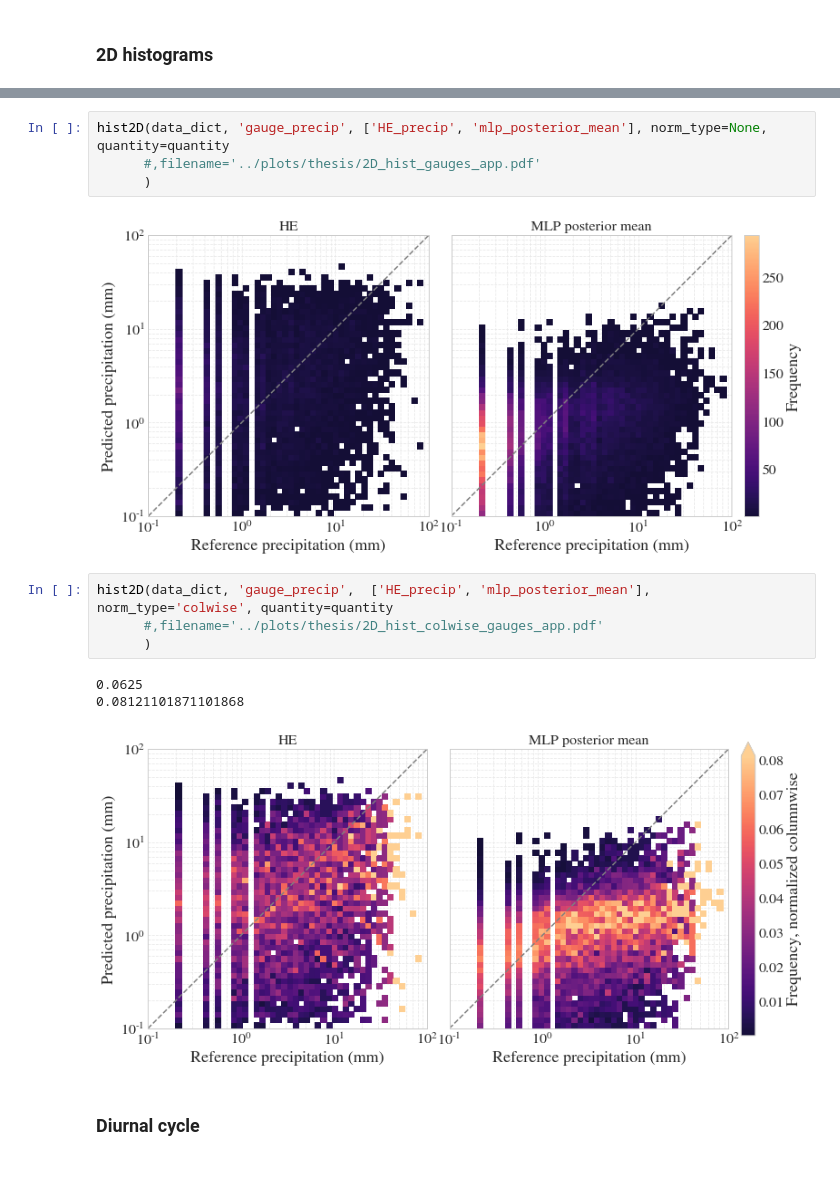
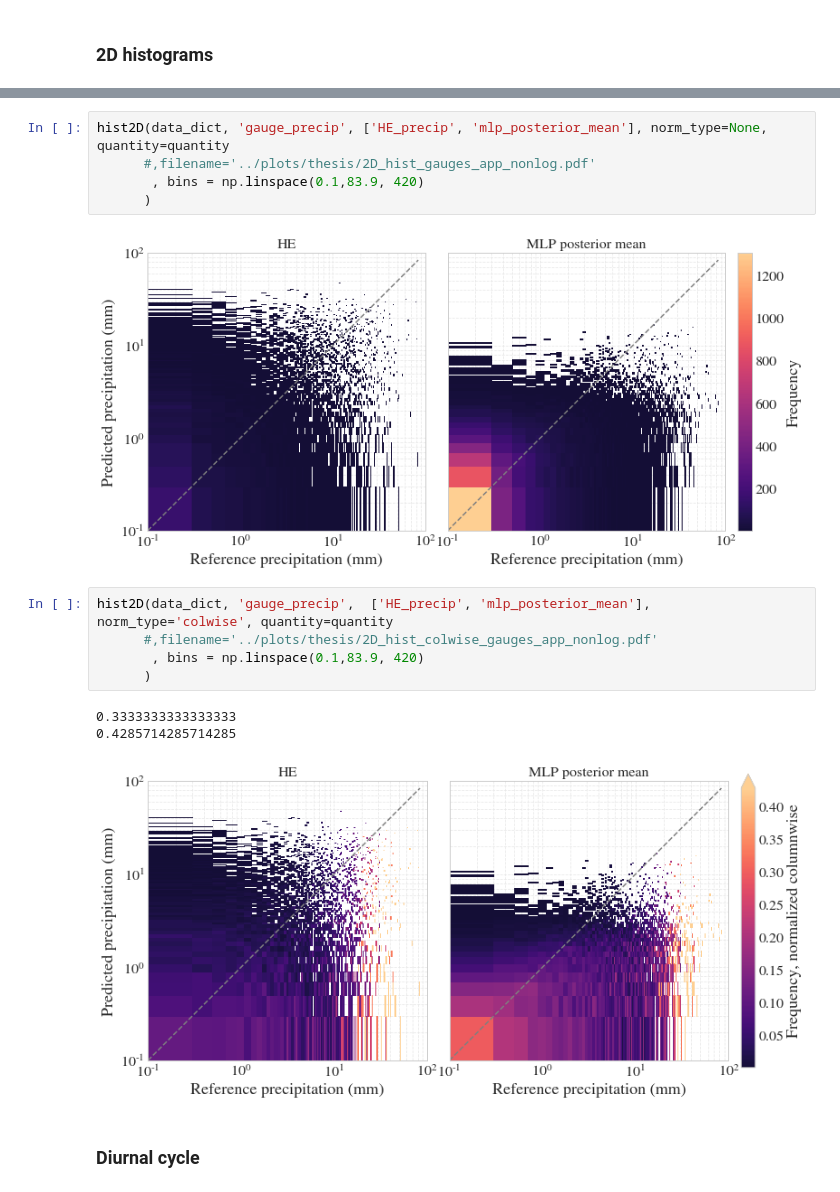
Before and after one commit to ingridingemarsson/geostat-masters-thesis, a Jupyter notebook: notebooks/compare_gauge_he_preds.ipynb, the cells around one changed output, grey strips where cells are left out. Saved outputs shown, nothing was run; the diff lists cells and outputs as text.

Commit message:
update on plots

```diff
--- a/notebooks/compare_gauge_he_preds.ipynb
+++ b/notebooks/compare_gauge_he_preds.ipynb
@@ -605,17 +654,19 @@ hist2D(data_dict, 'gauge_precip', ['HE_precip_corr', 'xception_posterior_mean'],
 # %%
 hist2D(data_dict, 'gauge_precip', ['HE_precip', 'mlp_posterior_mean'], norm_type=None, quantity=quantity
-      #,filename='../plots/thesis/2D_hist_gauges_app.pdf'
+      #,filename='../plots/thesis/2D_hist_gauges_app_nonlog.pdf'
+       , bins = np.linspace(0.1,83.9, 420)
       )
 # %% [output]
-[figure, old version]
+[figure, new version]
 # %%
 hist2D(data_dict, 'gauge_precip',  ['HE_precip', 'mlp_posterior_mean'], norm_type='colwise', quantity=quantity
-      #,filename='../plots/thesis/2D_hist_colwise_gauges_app.pdf'
+      #,filename='../plots/thesis/2D_hist_colwise_gauges_app_nonlog.pdf'
+       , bins = np.linspace(0.1,83.9, 420)
       )
 # %% [output]
-0.0625
-0.08121101871101868
+0.3333333333333333
+0.4285714285714285
-[figure, old version]
+[figure, new version]
 # %% [markdown]
 ### Diurnal cycle
 # %%
```
Also changed, not shown: parts of 8 cells of this notebook, 34 other files.
